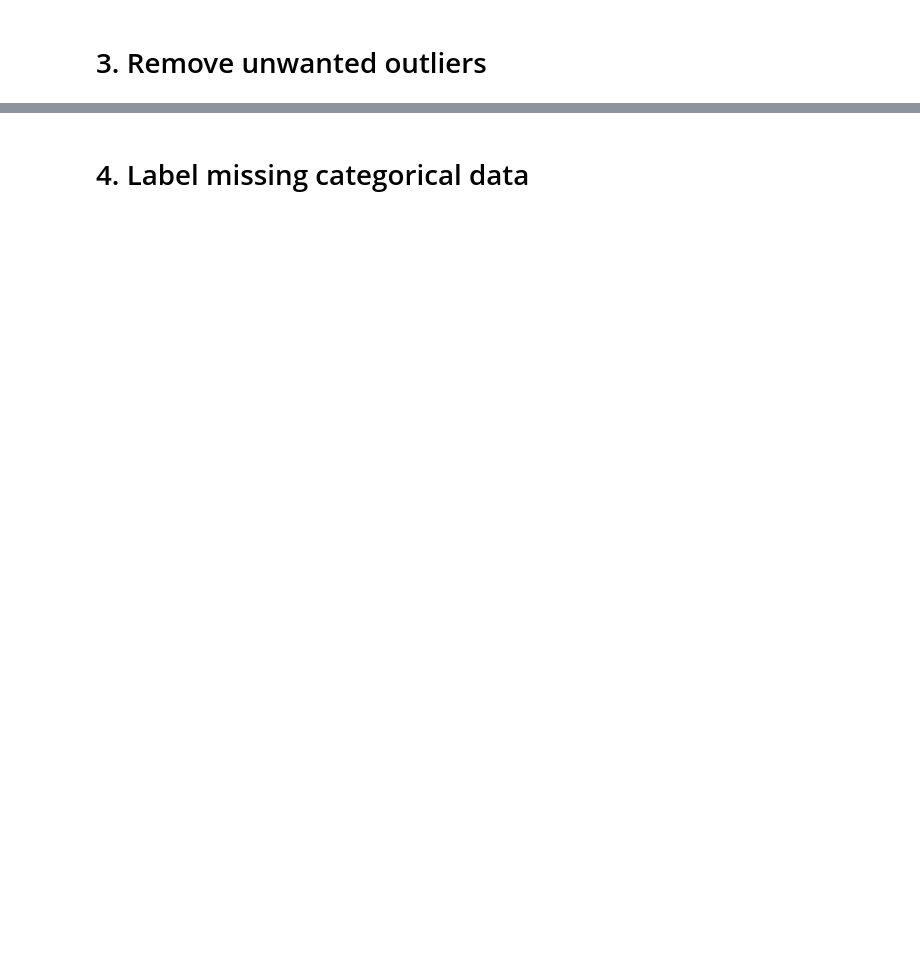
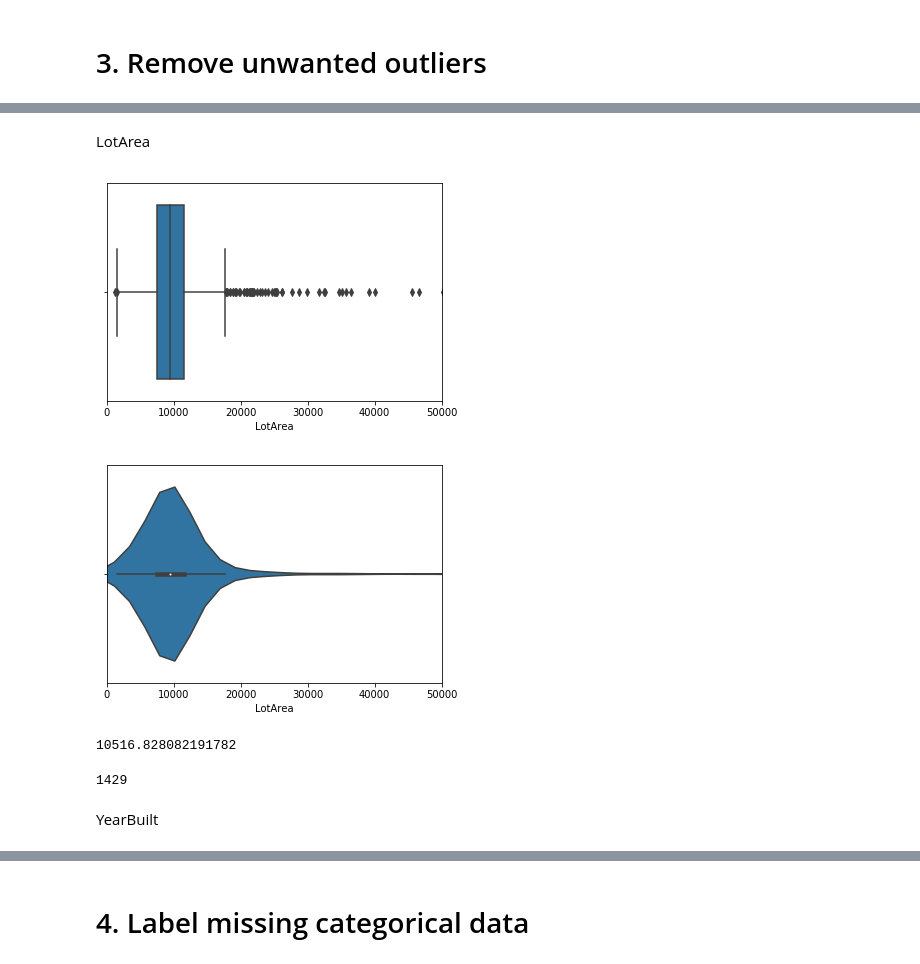
Before and after one commit to eric-hendrickson/data_science_final_project, a Jupyter notebook: Final Project.ipynb, the cells around one changed output, grey strips where cells are left out. Cells and saved outputs as stored; diff of their text form; code cells hidden in the pictures; blank space fills up the shorter version.

```diff
--- a/Final Project.ipynb
+++ b/Final Project.ipynb
@@ -218,0 +238,25 @@ for column in df:
+# %% [markdown]
+LotArea
+# %%
+sns.boxplot(df.LotArea)
+plt.xlim(0, 50000)
+plt.show()
+
+sns.violinplot(df.LotArea)
+plt.xlim(0, 50000)
+plt.show()
+
+print(df.LotArea.mean())
+# %% [output]
+[figure, added]
+[figure, added]
+10516.828082191782
+# %%
+df.LotArea.sort_values(ascending=False).head(10)
+len(df)
+df = df[df['LotArea'] <= 25000]
+len(df)
+# %% [output]
+1429
+# %% [markdown]
+YearBuilt
```
Also changed, not shown: parts of 34 cells of this notebook, 1 other file.
